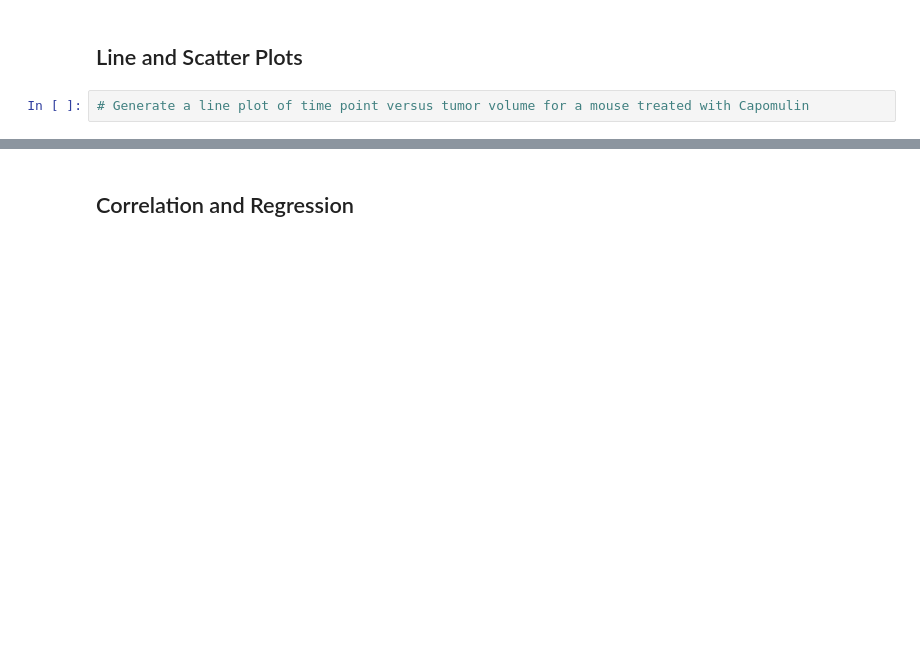
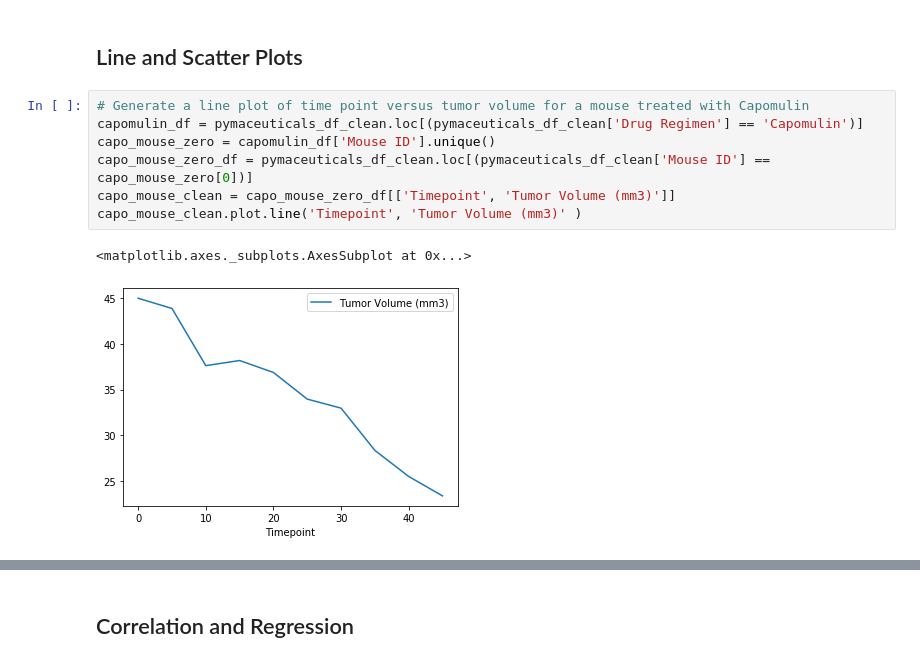
Before and after one commit to apreble21/Pymaceuticals, a Jupyter notebook: Homework-5-Matplotlib/Pymaceuticals/pymaceuticals_starter.ipynb, the cells around one changed output, grey strips where cells are left out. Drawn from its saved outputs; the diff is of its cells as text; blank space fills up the shorter version.

```diff
--- a/Homework-5-Matplotlib/Pymaceuticals/pymaceuticals_starter.ipynb
+++ b/Homework-5-Matplotlib/Pymaceuticals/pymaceuticals_starter.ipynb
@@ -157,5 +174,13 @@ plt.show()
 ## Line and Scatter Plots
 # %%
 # Generate a line plot of time point versus tumor volume for a mouse treated with Capomulin
+capomulin_df = pymaceuticals_df_clean.loc[(pymaceuticals_df_clean['Drug Regimen'] == 'Capomulin')]
+capo_mouse_zero = capomulin_df['Mouse ID'].unique()
+capo_mouse_zero_df = pymaceuticals_df_clean.loc[(pymaceuticals_df_clean['Mouse ID'] == capo_mouse_zero[0])]
+capo_mouse_clean = capo_mouse_zero_df[['Timepoint', 'Tumor Volume (mm3)']]
+capo_mouse_clean.plot.line('Timepoint', 'Tumor Volume (mm3)' )
+# %% [output]
+<matplotlib.axes._subplots.AxesSubplot at 0x...>
+[figure, added]
 # %%
 # Generate a scatter plot of mouse weight versus average tumor volume for the Capomulin regimen
```
Also changed, not shown: parts of 8 cells of this notebook, 2 other files.
